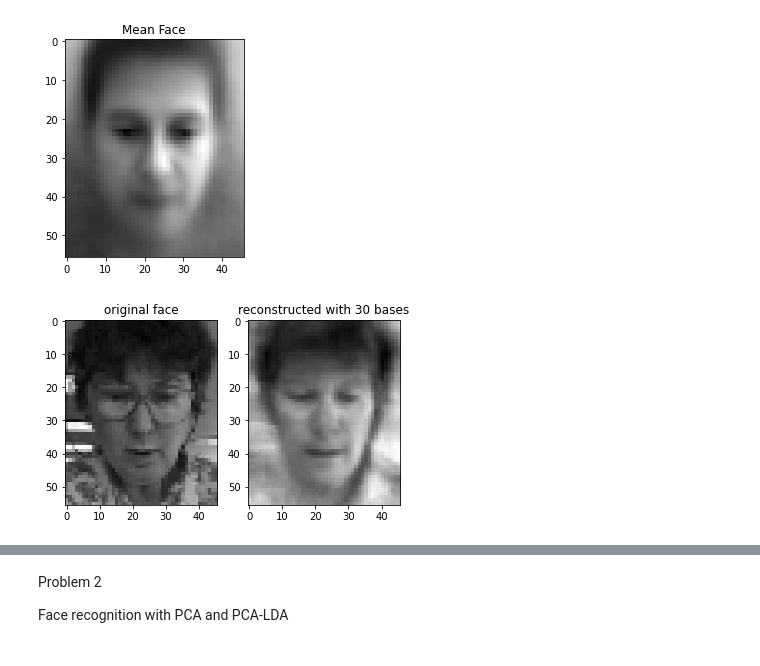
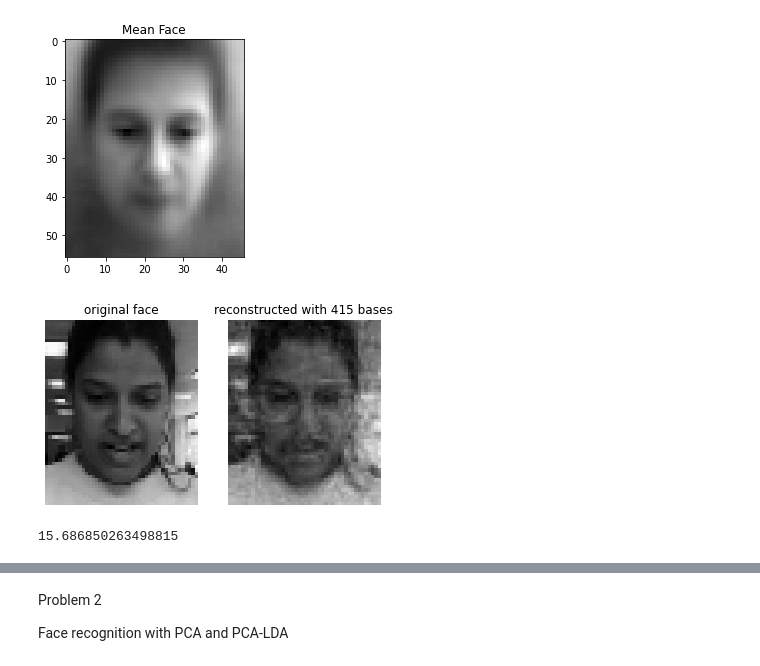
Before and after one commit to SeungminHwang/CS492-MLCV, a Jupyter notebook: coursework1/P1.ipynb, the cells around one changed output, grey strips where cells are left out. Cells and saved outputs as stored; diff of their text form; code cells hidden in the pictures.

```diff
--- a/coursework1/P1.ipynb
+++ b/coursework1/P1.ipynb
@@ -26,16 +28,25 @@ test_L = L[test_idx]
 # %%
 def pca(normed_features):
     S = normed_features @ normed_features.transpose() /np.shape(normed_features)[1]
-    return np.linalg.eig(S)
+    v, u = np.linalg.eig(S)
+    v = v.real
+    u = u.real
+    idx = np.argsort(v)[::-1]
+    return v[idx], u[:, idx]
 
 def low_pca(normed_features):
     S = normed_features.transpose() @ normed_features / np.shape(normed_features)[1]
     val, vec = np.linalg.eig(S)
     vec = normed_features @ vec
     vec = vec / np.sqrt(np.sum(np.power(vec, 2), axis=0))
-    return val, vec
+    idx = np.argsort(val)[::-1]
+    return val[idx], vec[:, idx]
 # %%
 mean_feat = np.mean(train_X, axis=1)
 A = train_X - mean_feat[:, None]
+start = time.time()
 val_1, u1 = pca(A)
+middle = time.time()
 val_2, u2 = low_pca(A)
+end = time.time()
+print(middle-start, end-middle)
@@ -57,14 +74,20 @@ plt.title('Mean Face');
 # %% [output]
 [figure]
 # %%
-n = 30
-sample = test_X[:, 0]
+n = 415
+sample = test_X[:, 51]
 a = (sample - mean_feat) @ u2[:, :n]
-recon = mean_feat + np.sum(u2[:, :n] * a, axis=1)
+recon = mean_feat + u2[:, :n] @ a
 recon_fig, (ax1, ax2) = plt.subplots(1, 2)
 ax1.imshow(sample.reshape((-1, 56)).transpose(), cmap='gray')
 ax2.imshow(recon.reshape((-1, 56)).transpose(), cmap='gray')
 ax1.set_title('original face')
-ax2.set_title('reconstructed with {} bases'.format(n));
+ax2.set_title('reconstructed with {} bases'.format(n))
+ax1.axis('off')
+ax2.axis('off')
+plt.savefig('report(latex)/fig3.png', dpi=300)
+plt.show()
+print(math.sqrt(np.mean((recon - sample)**2)))
 # %% [output]
-[figure, old version]
+[figure, new version]
+15.686850263498815
```
Also changed, not shown: parts of 21 cells of this notebook, 7 other files.
